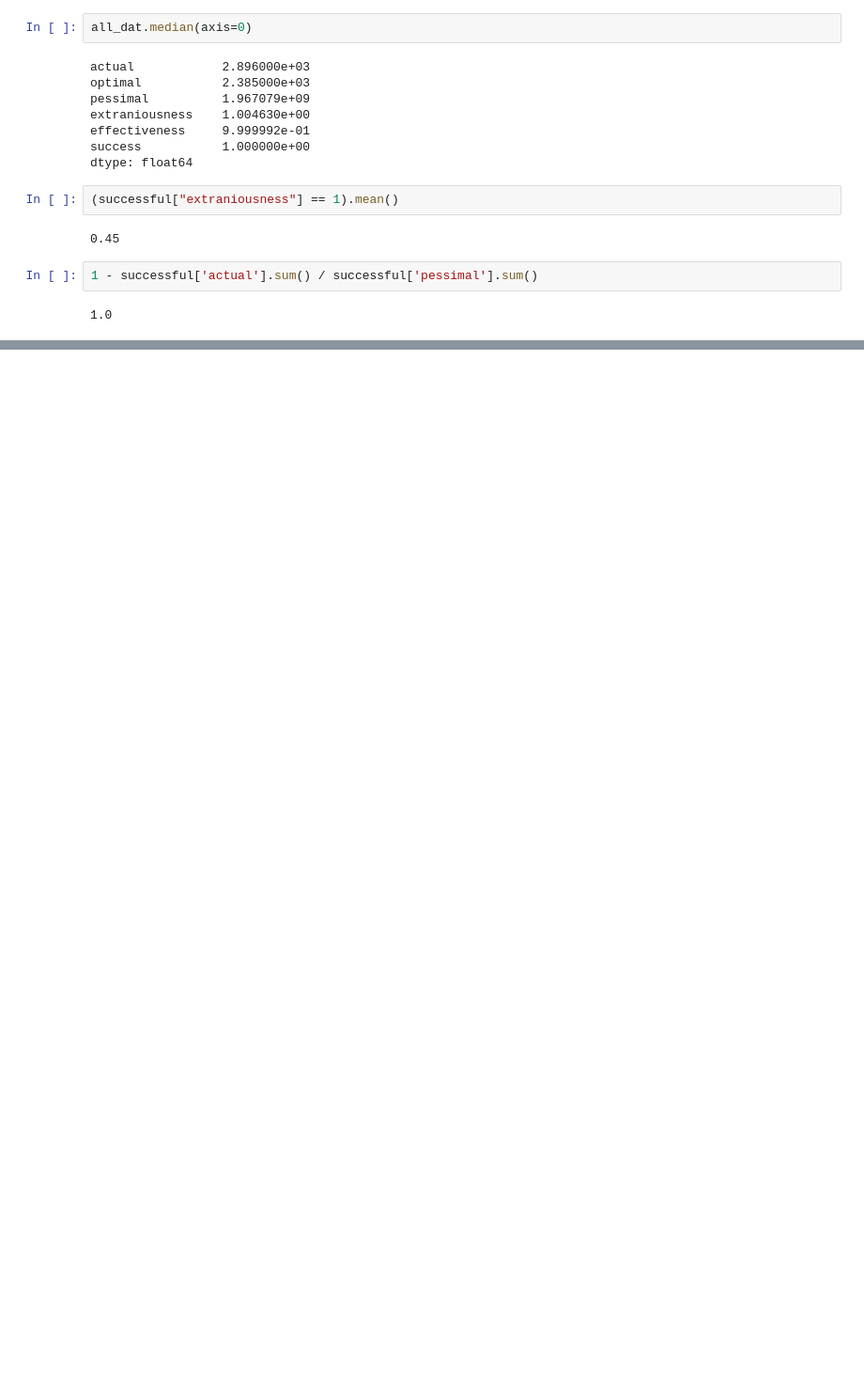
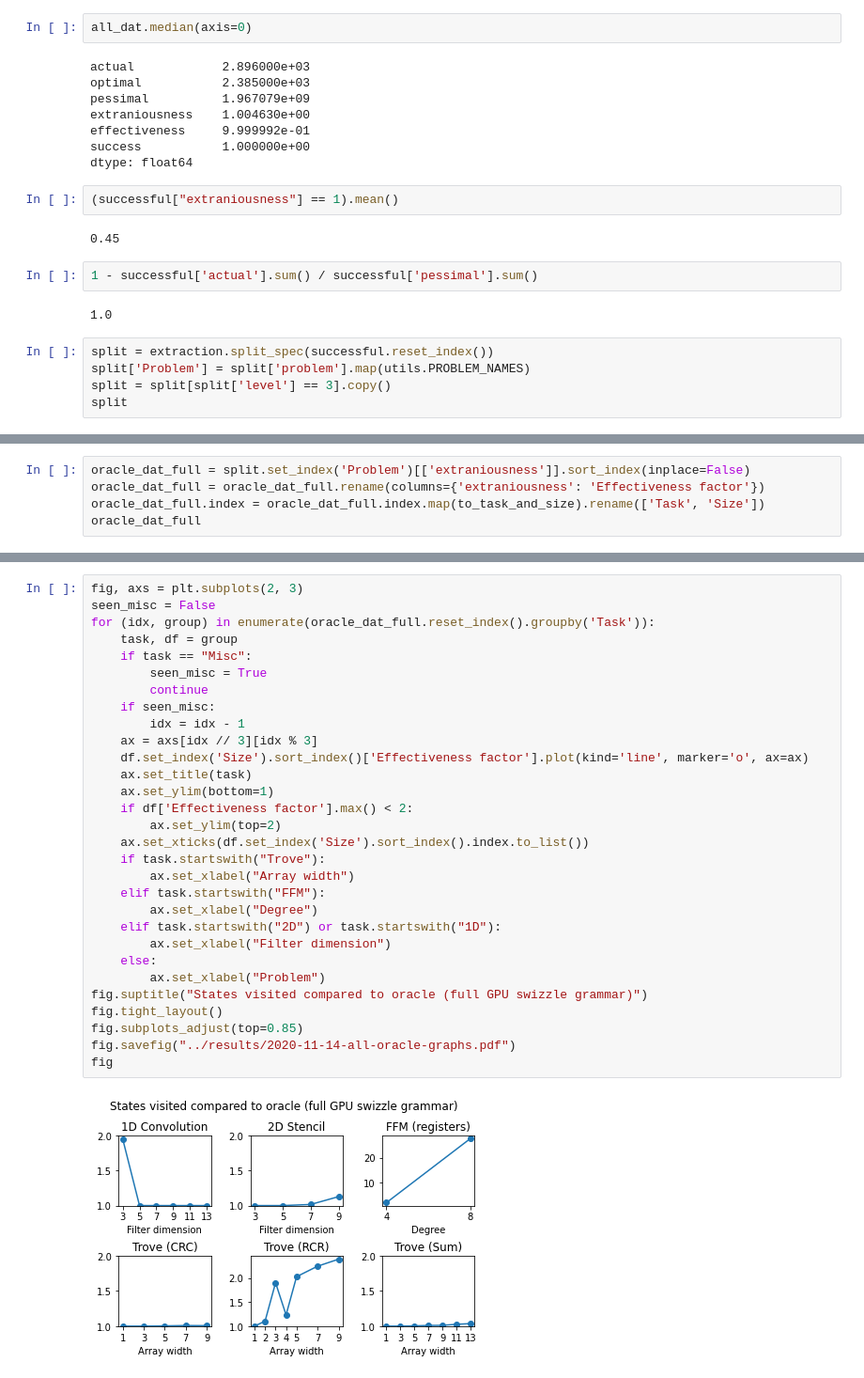
Before and after one commit to krzysz00/swizzleflow, a Jupyter notebook: notebooks/2020-10-29-pruning-goodness.ipynb, the cells around one changed output, grey strips where cells are left out. Shown: that part at 94% size. Drawn from its saved outputs; the diff is of its cells as text; blank space fills up the shorter version.

Commit message:
More plots in more formats

```diff
--- a/notebooks/2020-10-29-pruning-goodness.ipynb
+++ b/notebooks/2020-10-29-pruning-goodness.ipynb
@@ -241,3 +241,8 @@ dtype: float64
 1 - successful['actual'].sum() / successful['pessimal'].sum()
 # %% [output]
 1.0
+# %%
+split = extraction.split_spec(successful.reset_index())
+split['Problem'] = split['problem'].map(utils.PROBLEM_NAMES)
+split = split[split['level'] == 3].copy()
+split
@@ -243,0 +283,5 @@ dtype: float64
+# %%
+oracle_dat_full = split.set_index('Problem')[['extraniousness']].sort_index(inplace=False)
+oracle_dat_full = oracle_dat_full.rename(columns={'extraniousness': 'Effectiveness factor'})
+oracle_dat_full.index = oracle_dat_full.index.map(to_task_and_size).rename(['Task', 'Size'])
+oracle_dat_full
@@ -243,0 +307,32 @@ dtype: float64
+# %%
+fig, axs = plt.subplots(2, 3)
+seen_misc = False
+for (idx, group) in enumerate(oracle_dat_full.reset_index().groupby('Task')):
+    task, df = group
+    if task == "Misc":
+        seen_misc = True
+        continue
+    if seen_misc:
+        idx = idx - 1
+    ax = axs[idx // 3][idx % 3]
+    df.set_index('Size').sort_index()['Effectiveness factor'].plot(kind='line', marker='o', ax=ax)
+    ax.set_title(task)
+    ax.set_ylim(bottom=1)
+    if df['Effectiveness factor'].max() < 2:
+        ax.set_ylim(top=2)
+    ax.set_xticks(df.set_index('Size').sort_index().index.to_list())
+    if task.startswith("Trove"):
+        ax.set_xlabel("Array width")
+    elif task.startswith("FFM"):
+        ax.set_xlabel("Degree")
+    elif task.startswith("2D") or task.startswith("1D"):
+        ax.set_xlabel("Filter dimension")
+    else:
+        ax.set_xlabel("Problem")
+fig.suptitle("States visited compared to oracle (full GPU swizzle grammar)")
+fig.tight_layout()
+fig.subplots_adjust(top=0.85)
+fig.savefig("../results/2020-11-14-all-oracle-graphs.pdf")
+fig
+# %% [output]
+[figure, added]
```
Also changed, not shown: parts of 4 cells of this notebook, 8 other files.
